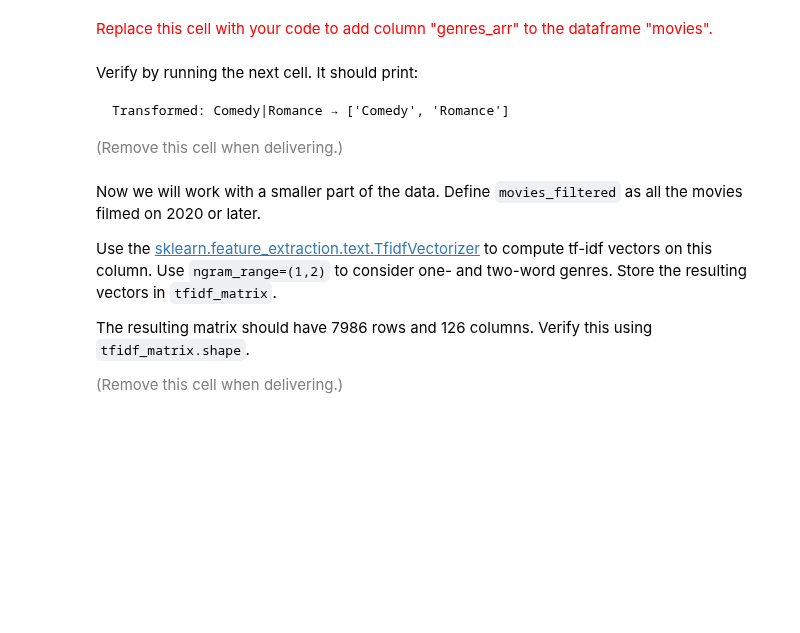
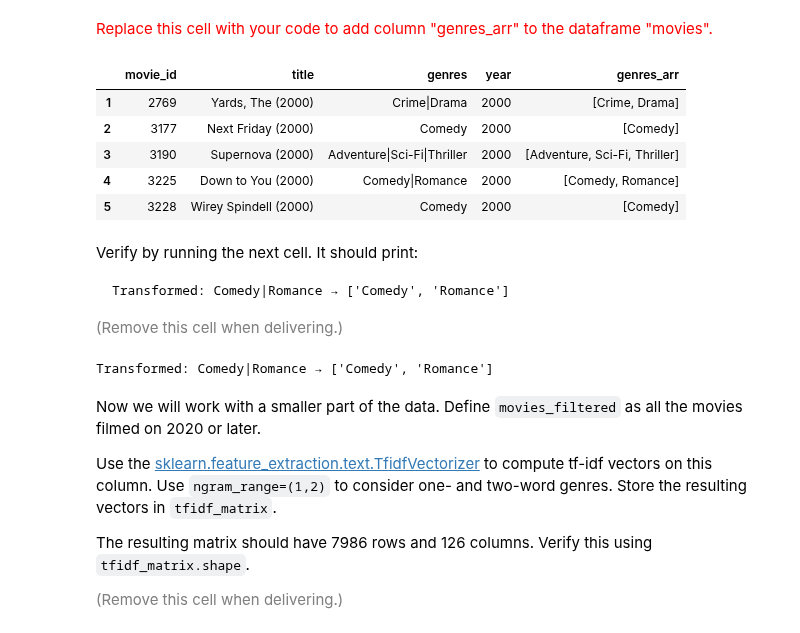
Before and after one commit to zsykk/datamining_2nd, a Jupyter notebook: ps05_content_based_recsys.ipynb, the cells around one changed output. Cells and saved outputs as stored; diff of their text form; code cells hidden in the pictures; blank space fills up the shorter version.

```diff
--- a/ps05_content_based_recsys.ipynb
+++ b/ps05_content_based_recsys.ipynb
@@ -495,6 +495,20 @@ Ensure this column has no "NaN", using [fillna](https://pandas.pydata.org/pandas
 <font size="-1" color="gray">(Remove this cell when delivering.)</font>
 # %% [markdown]
 <font size="+1" color="red">Replace this cell with your code to add column "genres_arr" to the dataframe "movies".</font>
+# %%
+# Replace NaN with empty string and ensure it is a string type
+movies['genres'] = movies['genres'].fillna('').astype(str)
+
+# Split the genres by "|" to create a list
+movies['genres_arr'] = movies['genres'].str.split('|')
+display(movies.head())
+# %% [output]
+|  | movie_id | title | genres | year | genres_arr |
+| 1 | 2769 | Yards, The (2000) | Crime|Drama | 2000 | [Crime, Drama] |
+| 2 | 3177 | Next Friday (2000) | Comedy | 2000 | [Comedy] |
+| 3 | 3190 | Supernova (2000) | Adventure|Sci-Fi|Thriller | 2000 | [Adventure, Sci-Fi, Thriller] |
+| 4 | 3225 | Down to You (2000) | Comedy|Romance | 2000 | [Comedy, Romance] |
+| 5 | 3228 | Wirey Spindell (2000) | Comedy | 2000 | [Comedy] |
 # %% [markdown]
 Verify by running the next cell. It should print:
 
@@ -506,7 +520,9 @@ Transformed: Comedy|Romance → ['Comedy', 'Romance']
 # %%
 # LEAVE THIS CODE AS-IS
 
-print("Transformed: %s → %s" % (movies['genres'][3], movies['genres_arr'][3]))
+print("Transformed: %s → %s" % (movies['genres'][4], movies['genres_arr'][4]))
+# %% [output]
+Transformed: Comedy|Romance → ['Comedy', 'Romance']
 # %% [markdown]
 Now we will work with a smaller part of the data. Define `movies_filtered` as all the movies filmed on 2020 or later.
 
```
Also changed, not shown: parts of 5 cells of this notebook.
